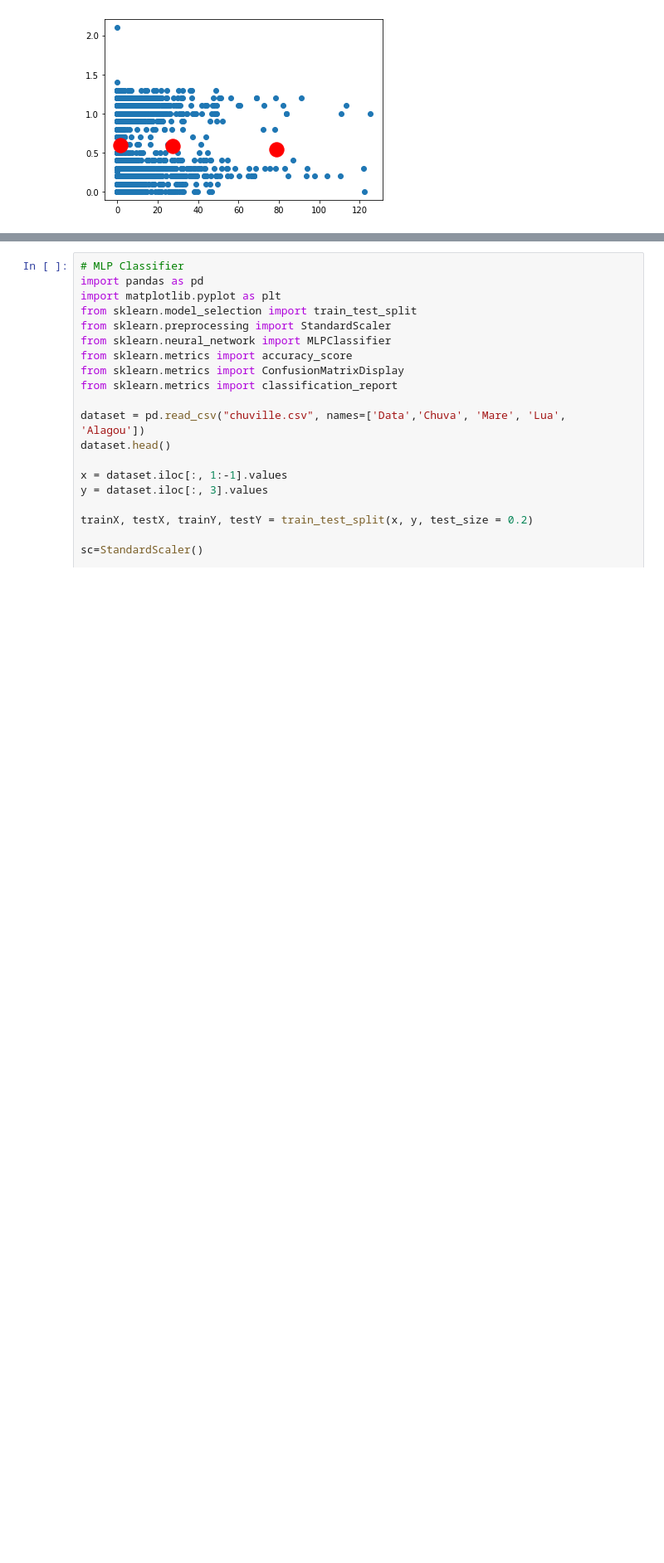
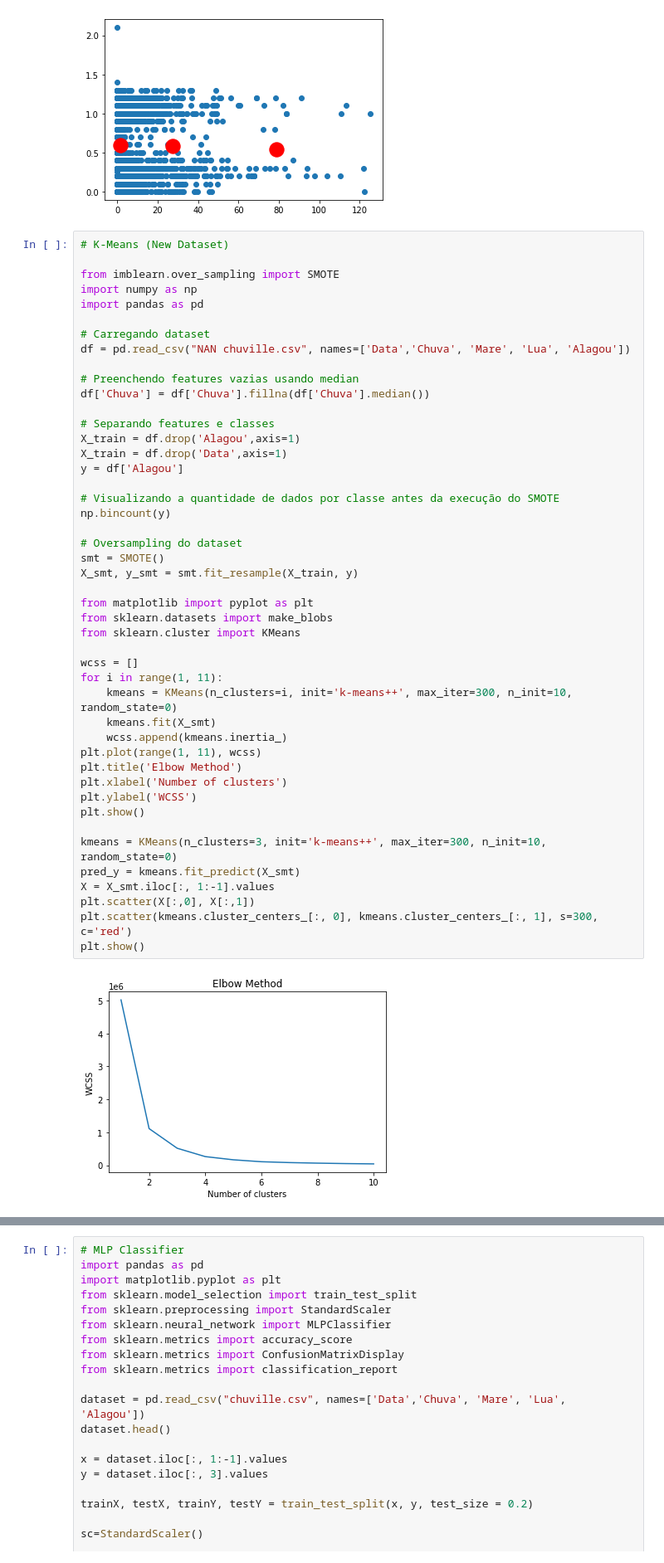
Before and after one commit to PatrickBassan/Chuville, a Jupyter notebook: Chuville.ipynb, the cells around one changed output, grey strips where cells are left out. Shown at 83% size. Saved outputs shown, nothing was run; the diff lists cells and outputs as text; blank space fills up the shorter version.

```diff
--- a/Chuville.ipynb
+++ b/Chuville.ipynb
@@ -312,3 +298,51 @@ plt.show()
 # %% [output]
 [figure]
 [figure]
+# %%
+# K-Means (New Dataset)
+
+from imblearn.over_sampling import SMOTE
+import numpy as np
+import pandas as pd
+
+# Carregando dataset
+df = pd.read_csv("NAN chuville.csv", names=['Data','Chuva', 'Mare', 'Lua', 'Alagou'])
+
+# Preenchendo features vazias usando median
+df['Chuva'] = df['Chuva'].fillna(df['Chuva'].median())
+
+# Separando features e classes
+X_train = df.drop('Alagou',axis=1)
+X_train = df.drop('Data',axis=1)
+y = df['Alagou']
+
+# Visualizando a quantidade de dados por classe antes da execução do SMOTE
+np.bincount(y)
+
+# Oversampling do dataset
+smt = SMOTE()
+X_smt, y_smt = smt.fit_resample(X_train, y)
+
+from matplotlib import pyplot as plt
+from sklearn.datasets import make_blobs
+from sklearn.cluster import KMeans
+
+wcss = []
+for i in range(1, 11):
+    kmeans = KMeans(n_clusters=i, init='k-means++', max_iter=300, n_init=10, random_state=0)
+    kmeans.fit(X_smt)
+    wcss.append(kmeans.inertia_)
+plt.plot(range(1, 11), wcss)
+plt.title('Elbow Method')
+plt.xlabel('Number of clusters')
+plt.ylabel('WCSS')
+plt.show()
+
+kmeans = KMeans(n_clusters=3, init='k-means++', max_iter=300, n_init=10, random_state=0)
+pred_y = kmeans.fit_predict(X_smt)
+X = X_smt.iloc[:, 1:-1].values
+plt.scatter(X[:,0], X[:,1])
+plt.scatter(kmeans.cluster_centers_[:, 0], kmeans.cluster_centers_[:, 1], s=300, c='red')
+plt.show()
+# %% [output]
+[figure, added]
```
Also changed, not shown: parts of 10 cells of this notebook.
